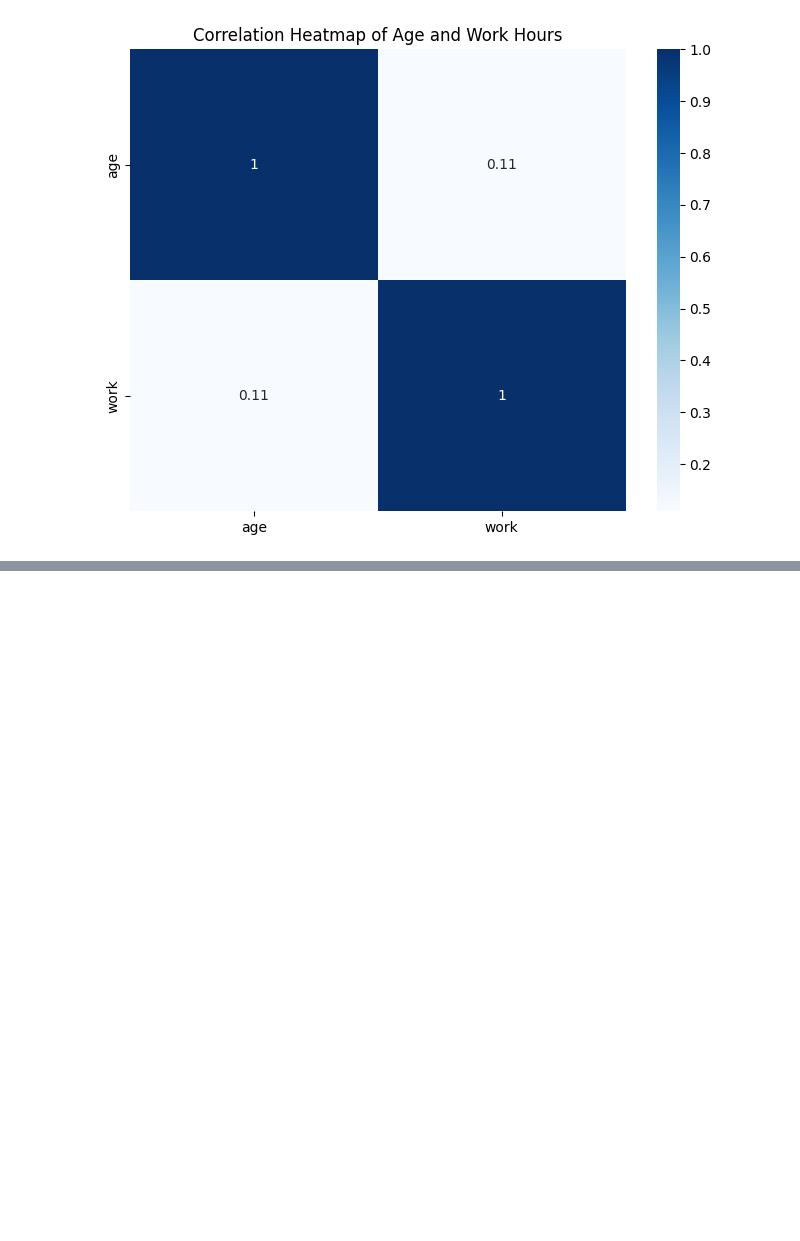
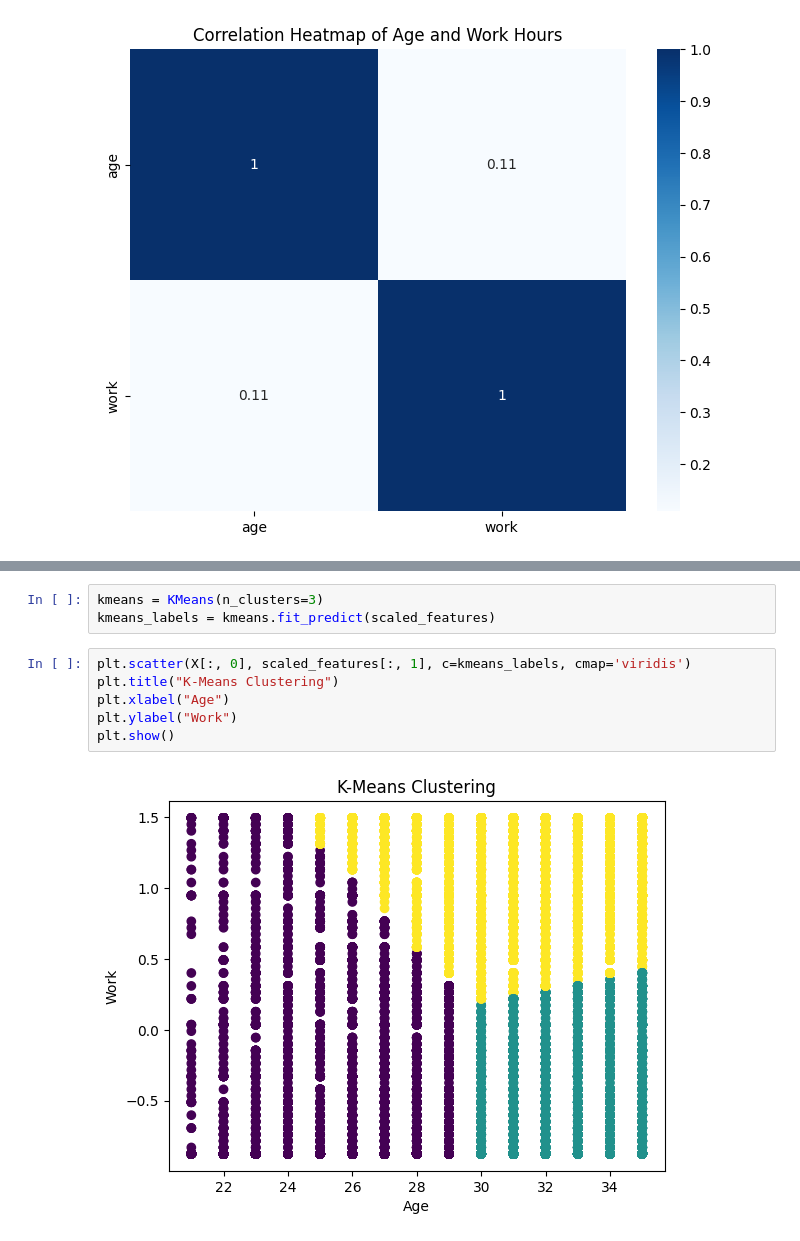
Before and after one commit to DivyamJain0212/EDA-Model-Fertility2, a Jupyter notebook: Divyam_Jain_EDA.ipynb, the cells around one changed output, grey strips where cells are left out. Saved outputs shown, nothing was run; the diff lists cells and outputs as text; blank space fills up the shorter version.

```diff
--- a/Divyam_Jain_EDA.ipynb
+++ b/Divyam_Jain_EDA.ipynb
@@ -398,0 +442,11 @@ plt.show()
+# %%
+kmeans = KMeans(n_clusters=3)
+kmeans_labels = kmeans.fit_predict(scaled_features)
+# %%
+plt.scatter(X[:, 0], scaled_features[:, 1], c=kmeans_labels, cmap='viridis')
+plt.title("K-Means Clustering")
+plt.xlabel("Age")
+plt.ylabel("Work")
+plt.show()
+# %% [output]
+[figure, added]
```
Also changed, not shown: parts of 9 cells of this notebook.
